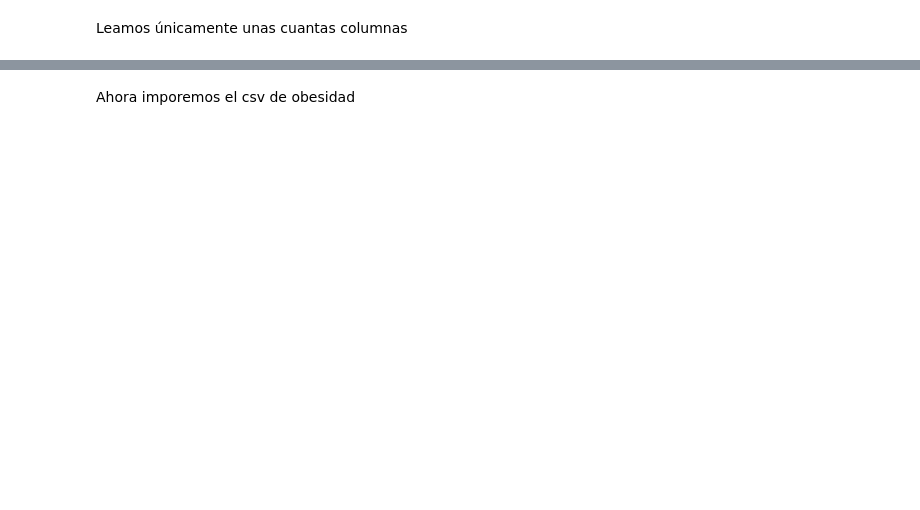
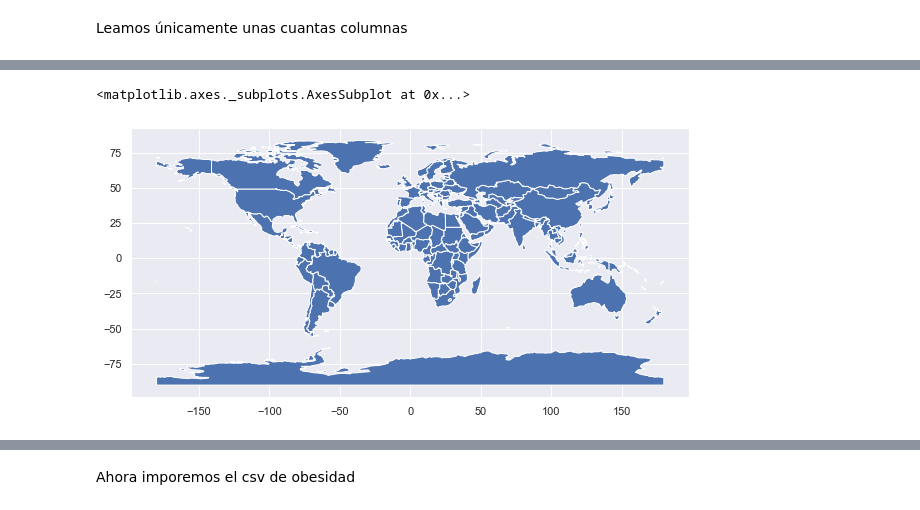
Before and after one commit to nextia-academy/analisis-datos-python, a Jupyter notebook: 7_Analisis_exploratorio_geoespacial_con_Geopandas/1_Análisis_Geoespacial_con_Geopandas.ipynb, the cells around one changed output, grey strips where cells are left out. Cells and saved outputs as stored; diff of their text form; code cells hidden in the pictures; blank space fills up the shorter version.

```diff
--- a/7_Analisis_exploratorio_geoespacial_con_Geopandas/1_Análisis_Geoespacial_con_Geopandas.ipynb
+++ b/7_Analisis_exploratorio_geoespacial_con_Geopandas/1_Análisis_Geoespacial_con_Geopandas.ipynb
@@ -52,3 +69,8 @@ gdf.head()
+# %%
+gdf.plot()
+# %% [output]
+<matplotlib.axes._subplots.AxesSubplot at 0x...>
+[figure, added]
 # %%
 gdf.rename(columns={'ADMIN':'country', 'ADM0_A3':'code'}, inplace=True)
 # %%
```
Also changed, not shown: parts of 32 cells of this notebook, 3 other files.
